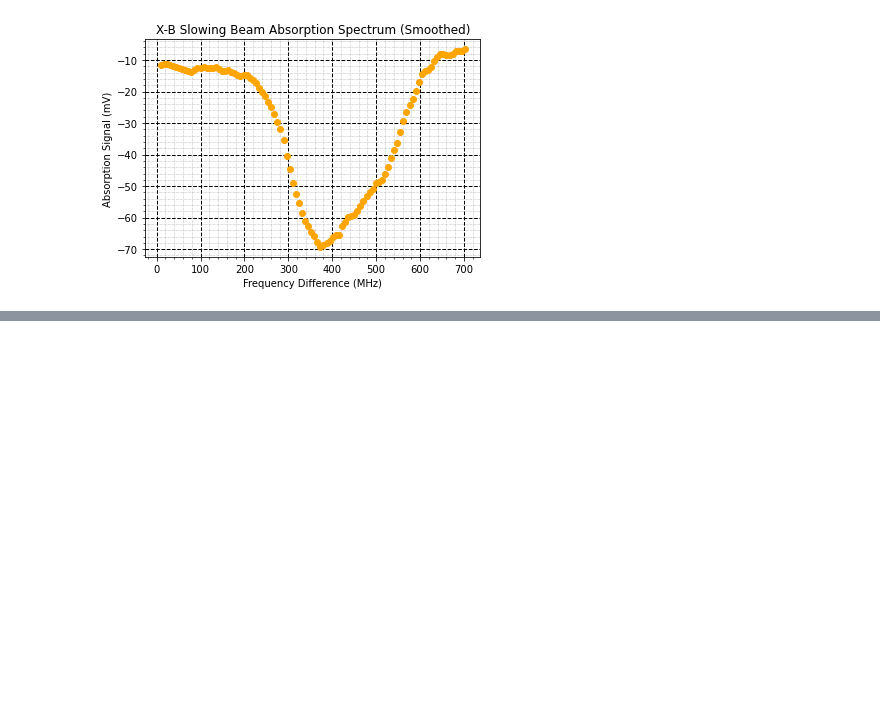
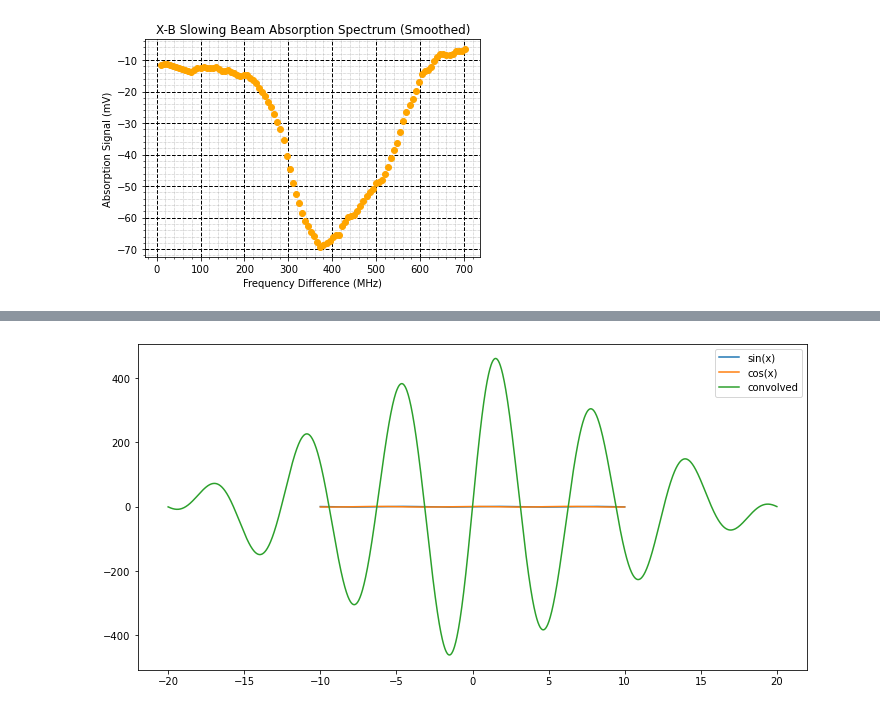
Before and after one commit to geoffrey-zheng/SrF-Calcs, a Jupyter notebook: Push-Beam/SlowerTransverseAbsorption.ipynb, the cells around one changed output, grey strips where cells are left out. Drawn from its saved outputs; the diff is of its cells as text; code cells hidden in the pictures; blank space fills up the shorter version.

```diff
--- a/Push-Beam/SlowerTransverseAbsorption.ipynb
+++ b/Push-Beam/SlowerTransverseAbsorption.ipynb
@@ -255,0 +292,29 @@ plt.show()
+# %%
+#practice convolving hyperfine structure with doppler broadened line
+
+import numpy as np
+from scipy.signal import convolve
+import matplotlib.pyplot as plt
+
+# Define the range and step size
+x = np.linspace(-10, 10, 1000)
+
+# Define two analytic functions
+f1 = np.sin(x)
+f2 = np.cos(x)
+
+# Convolve the functions
+convolved = convolve(f1, f2, mode='full')
+
+# Because the convolution increases the size of the array, we need to increase the size of x to match
+x_conv = np.linspace(-20, 20, len(convolved))
+
+# Plot the original functions and the convolved function
+plt.figure(figsize=(12, 6))
+plt.plot(x, f1, label='sin(x)')
+plt.plot(x, f2, label='cos(x)')
+plt.plot(x_conv, convolved, label='convolved')
+plt.legend()
+plt.show()
+# %% [output]
+[figure, added]
```
Also changed, not shown: parts of 8 cells of this notebook, 1 other file.
